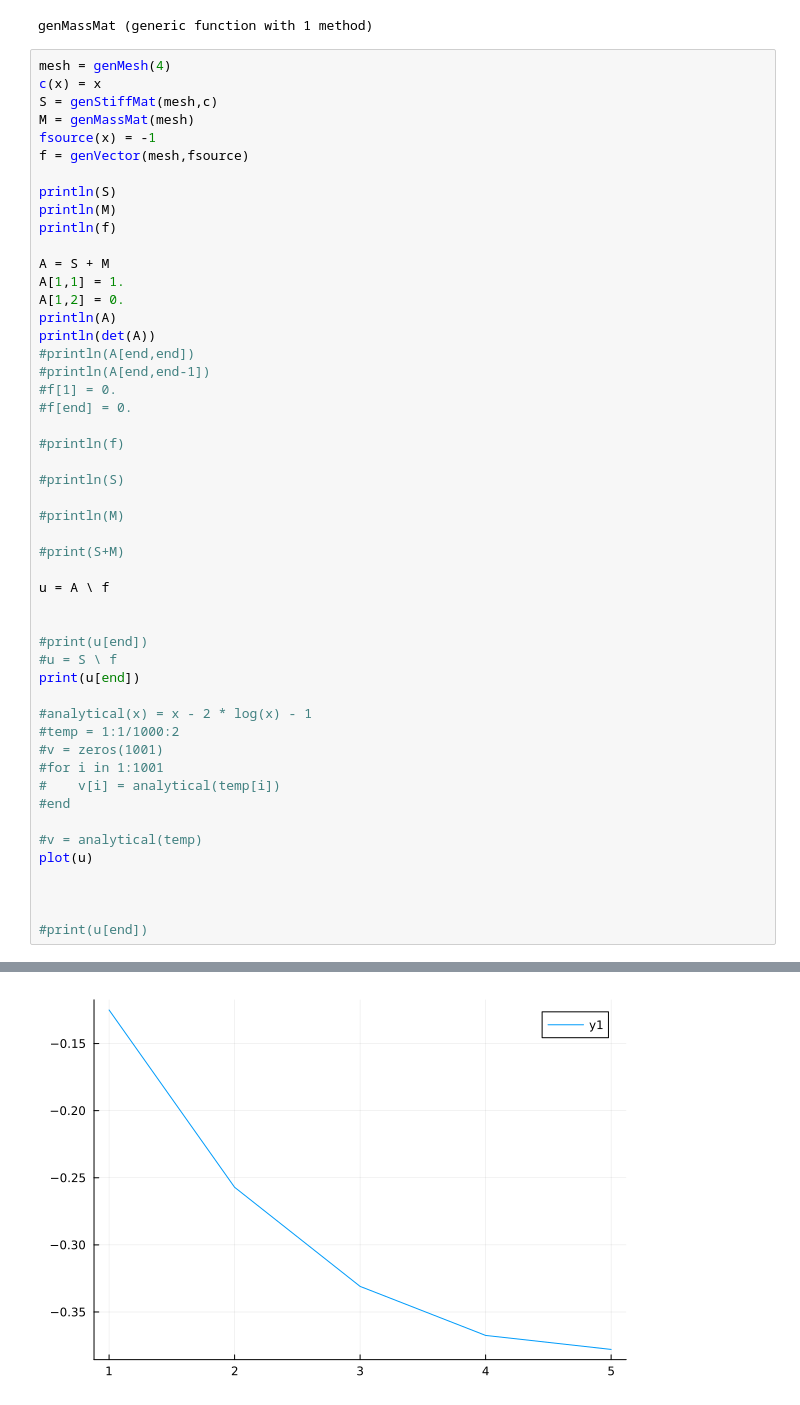
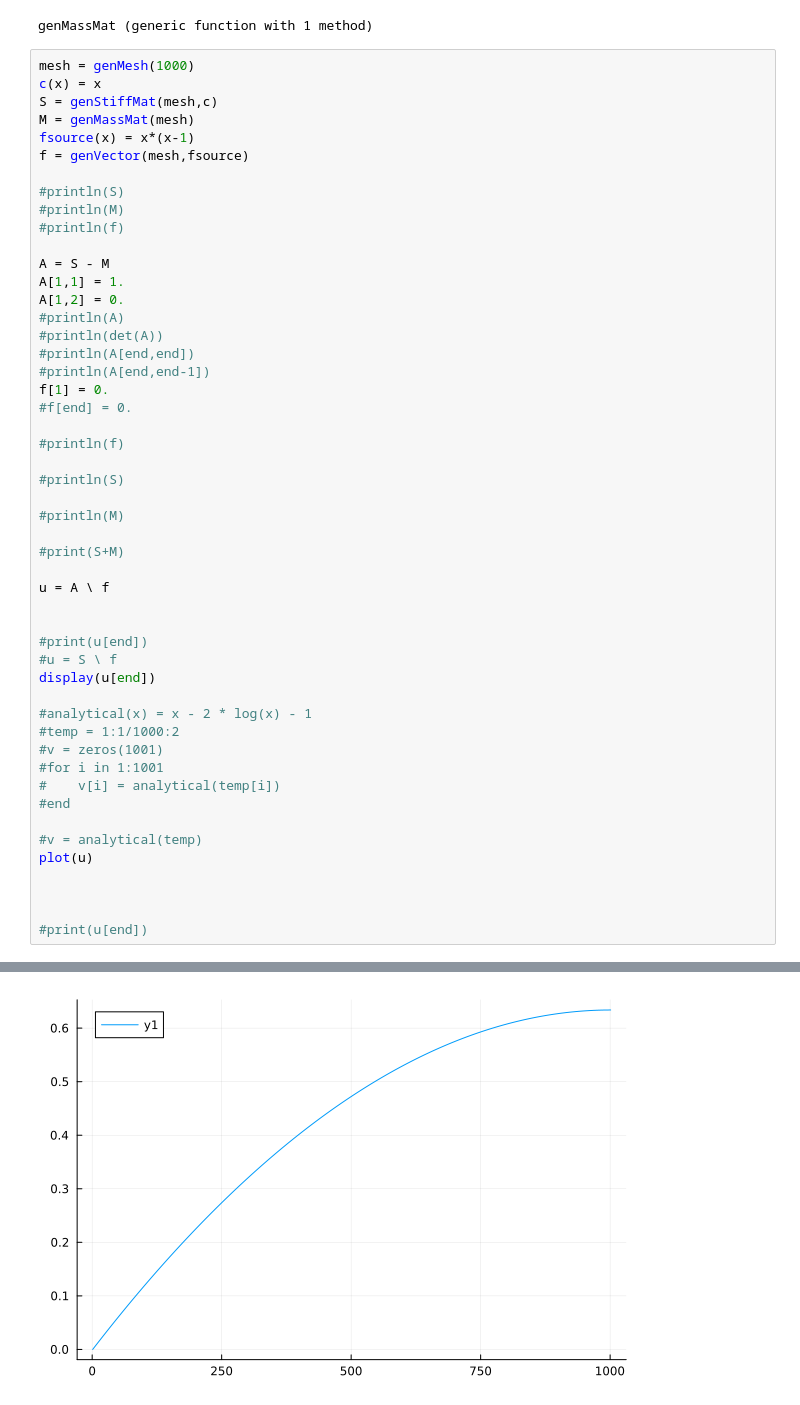
Before and after one commit to Dr4k3z/Athens-FEM, a Jupyter notebook: task4.ipynb, the cells around one changed output, grey strips where cells are left out. Saved outputs shown, nothing was run; the diff lists cells and outputs as text.

```diff
--- a/task4.ipynb
+++ b/task4.ipynb
@@ -204,25 +204,25 @@ end
 # %% [output]
 genMassMat (generic function with 1 method)
 # %%
-mesh = genMesh(4)
+mesh = genMesh(1000)
 c(x) = x
 S = genStiffMat(mesh,c)
 M = genMassMat(mesh)
-fsource(x) = -1
+fsource(x) = x*(x-1)
 f = genVector(mesh,fsource)
 
-println(S)
-println(M)
-println(f)
+#println(S)
+#println(M)
+#println(f)
 
-A = S + M
+A = S - M
 A[1,1] = 1.
 A[1,2] = 0.
-println(A)
-println(det(A))
+#println(A)
+#println(det(A))
 #println(A[end,end])
 #println(A[end,end-1])
-#f[1] = 0.
+f[1] = 0.
 #f[end] = 0.
 
 #println(f)
@@ -238,7 +238,7 @@ u = A \ f
 
 #print(u[end])
 #u = S \ f
-print(u[end])
+display(u[end])
 
 #analytical(x) = x - 2 * log(x) - 1
 #temp = 1:1/1000:2
@@ -263 +258 @@ sparse([1, 2, 1, 2, 3, 2, 3, 4, 3, 4, 5, 4, 5], [1, 1, 2, 2, 2, 3, 3, 3, 4, 4, 4
-[figure, old version]
+[figure, new version]
```
Also changed, not shown: parts of 1 cell of this notebook.
